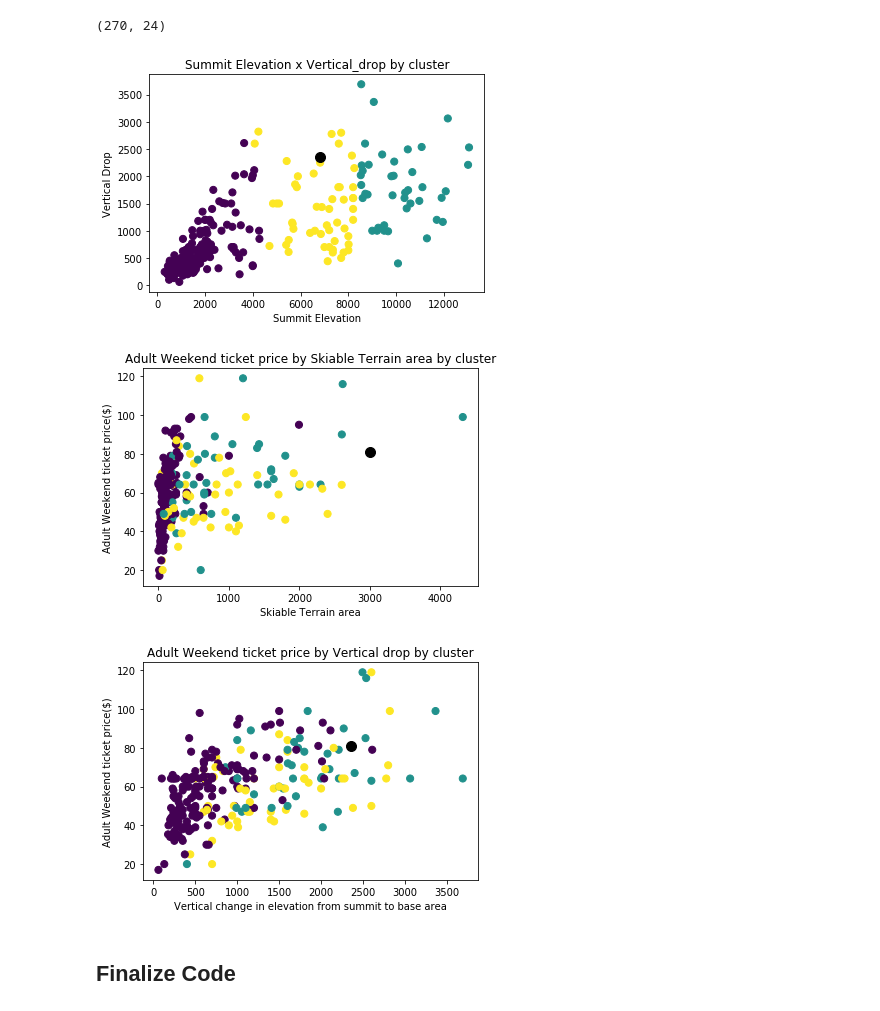
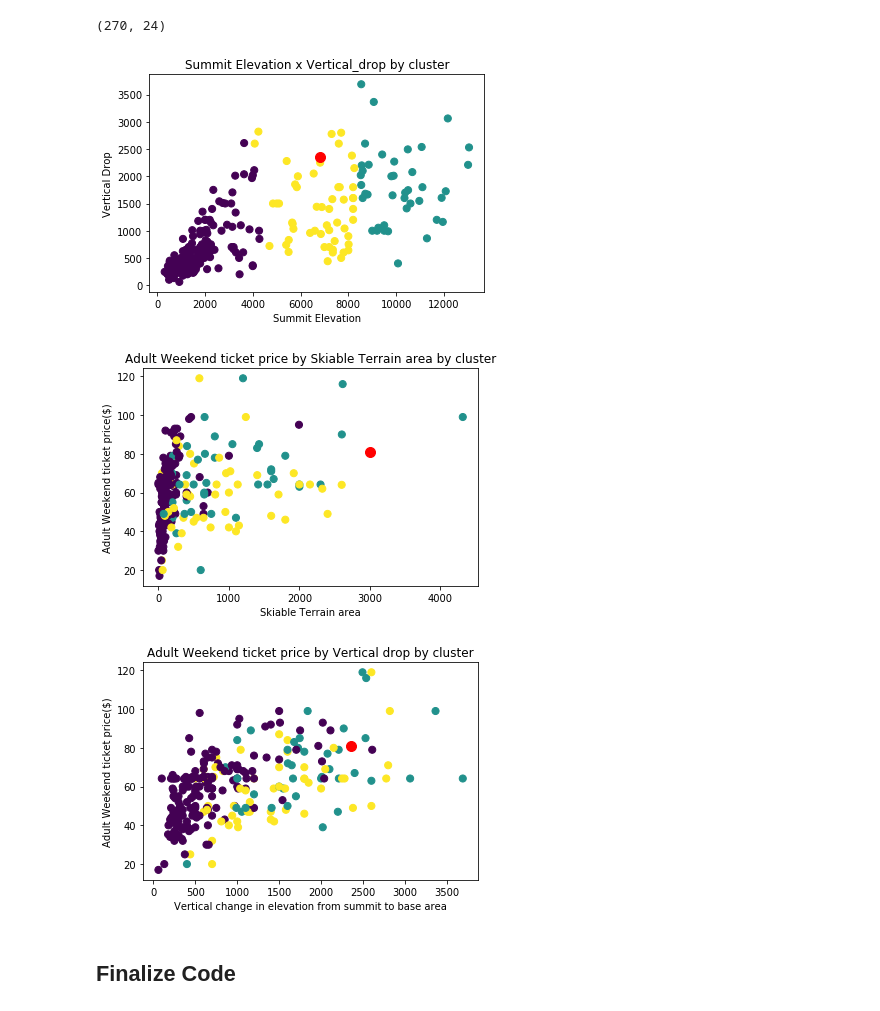
Before and after one commit to shalin4788/GuidedCapstone, a Jupyter notebook: DataWrangling/Notebook_stepsix.ipynb, the cells around one changed output. Cells and saved outputs as stored; diff of their text form; code cells hidden in the pictures.

Commit message:
Step 6 - updated graph color settings

```diff
--- a/DataWrangling/Notebook_stepsix.ipynb
+++ b/DataWrangling/Notebook_stepsix.ipynb
@@ -350,31 +350,31 @@ x.shape
 (270, 24)
 # %%
 plt.scatter(df['summit_elev'], df['vertical_drop'], c=df['clusters'], s=50, cmap='viridis', label ='clusters')
-plt.scatter(big_mountain_row['summit_elev'], big_mountain_row['vertical_drop'], c='black', s=100)
+plt.scatter(big_mountain_row['summit_elev'], big_mountain_row['vertical_drop'], c='red', s=100)
 plt.xlabel('Summit Elevation')
 plt.ylabel('Vertical Drop')
 plt.title('Summit Elevation x Vertical_drop by cluster')
 plt.savefig('figures/fig1.png',bbox_inches='tight')
 # %% [output]
-[figure, old version]
+[figure, new version]
 # %%
 plt.scatter(df['SkiableTerrain_ac'], df['AdultWeekend'], c=df['clusters'], s=50, cmap='viridis', label ='clusters')
-plt.scatter(big_mountain_row['SkiableTerrain_ac'], big_mountain_row['AdultWeekend'], c='black', s=100)
+plt.scatter(big_mountain_row['SkiableTerrain_ac'], big_mountain_row['AdultWeekend'], c='red', s=100)
 plt.xlabel('Skiable Terrain area')
 plt.ylabel('Adult Weekend ticket price($)')
 plt.title('Adult Weekend ticket price by Skiable Terrain area by cluster')
 plt.savefig('figures/fig2.png',bbox_inches='tight')
 # %% [output]
-[figure, old version]
+[figure, new version]
 # %%
 plt.scatter(df['vertical_drop'], df['AdultWeekend'], c=df['clusters'], s=50, cmap='viridis', label ='clusters')
-plt.scatter(big_mountain_row['vertical_drop'], big_mountain_row['AdultWeekend'], c='black', s=100)
+plt.scatter(big_mountain_row['vertical_drop'], big_mountain_row['AdultWeekend'], c='red', s=100)
 plt.xlabel('Vertical change in elevation from summit to base area')
 plt.ylabel('Adult Weekend ticket price($)')
 plt.title('Adult Weekend ticket price by Vertical drop by cluster')
 plt.savefig('figures/fig3.png',bbox_inches='tight')
 # %% [output]
-[figure, old version]
+[figure, new version]
 # %% [markdown]
 ## Finalize Code
 # %% [markdown]
```
